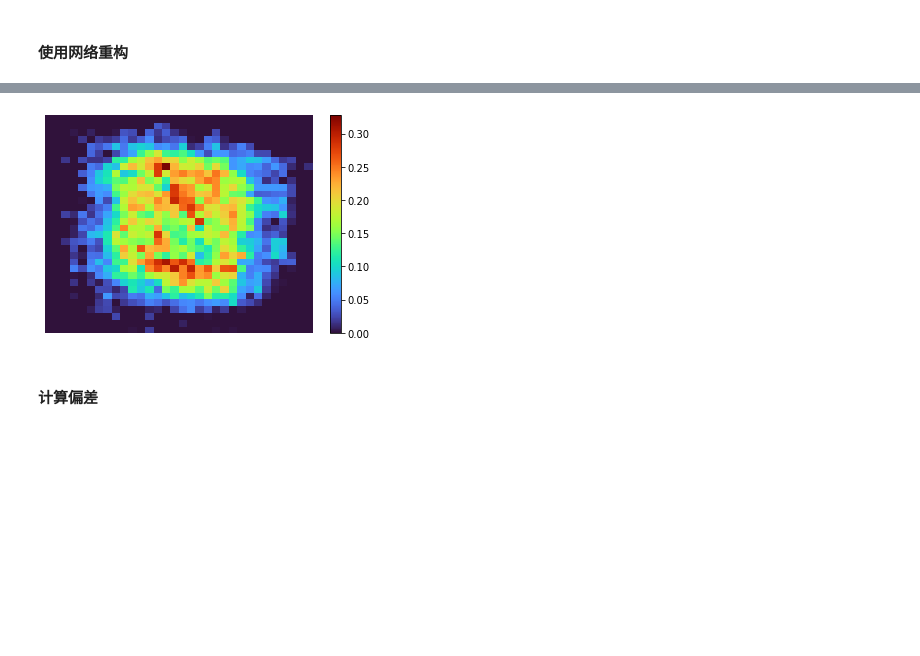
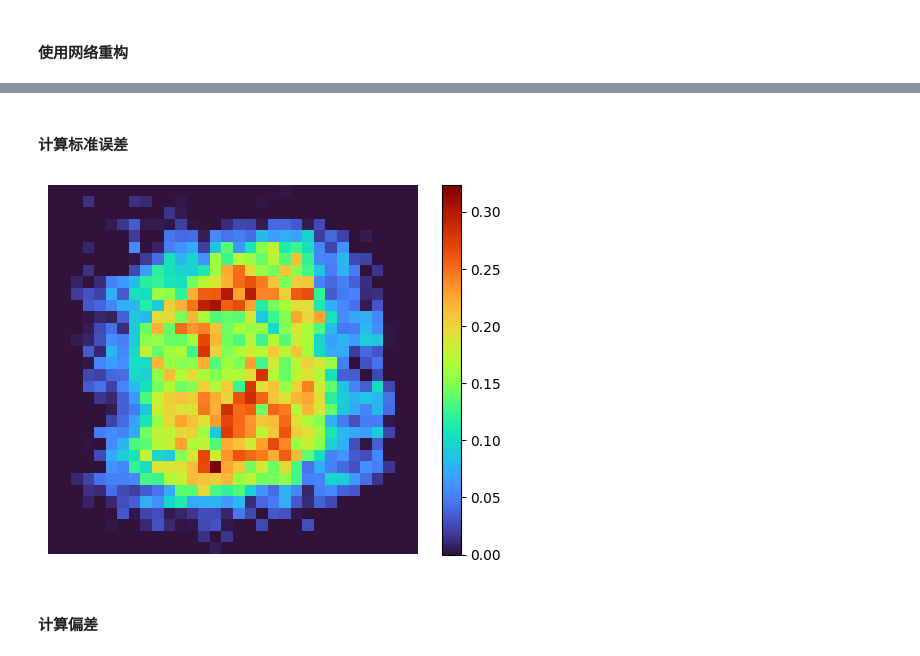
Before and after one commit to Triumphal/DLGI_pytorch, a Jupyter notebook: bootstrap_net.ipynb, the cells around one changed output, grey strips where cells are left out. Cells and saved outputs as stored; diff of their text form; code cells hidden in the pictures; blank space fills up the shorter version.

```diff
--- a/bootstrap_net.ipynb
+++ b/bootstrap_net.ipynb
@@ -54,8 +53,8 @@ def recon_image(net,X):
 
 def recon_image_mask(net,X):
     shape = X.shape
-    # mask = torch.Tensor(np.random.randint(2,size=(8,8)))
-    mask = torch.Tensor(np.ones((8,8)))
+    mask = torch.Tensor(np.random.randint(2,size=(8,8)))
+    # mask = torch.Tensor(np.ones((8,8)))
     # mask[0,0]=1
     X_new = torch.Tensor(X*mask.unsqueeze(0))
     mean_new,sigma_new = torch.mean(X_new),torch.sqrt(torch.sum(torch.square(X_new - torch.mean(X_new)))/64)
@@ -85,19 +77,24 @@ ax.imshow(y_new_hat[0,0,:,:].detach().numpy(),'gray');ax.axis('off')
 # %%
 ## 存储生成的数据
-y = torch.zeros((1000,1,32,32))
+# y = torch.zeros((1000,1,32,32))
+y = []
 for i in range(1000):
-    # if i%100 == 0:
-    #     print(i)
-    y[i,:,:,:] = recon_image_mask(net,X)
+    temp = recon_image_mask(net,X)[0,0].detach().numpy()
+    y.append(temp)
+    # y[i,:,:,:] = recon_image_mask(net,X)
+yy = np.array(y)/255
+# %% [markdown]
+#### 计算标准误差
 # %%
-yy = y.squeeze(dim=1)/255
-yy_std = yy.std(dim=0).detach().numpy()
+
+yy_std = np.std(yy,axis=0)
 plt.figure();plt.axis('off')
-plt.pcolor(yy_std,cmap='turbo')
+plt.imshow(yy_std,cmap='turbo') # 显示的图和矩阵一致，使用pcolor图像会倒置
 plt.colorbar()
-plt.savefig('./image/'+str(j)+'_se.eps')
+plt.savefig('./image/se/'+str(j)+'_se.jpg')
+# plt.savefig('./image/'+str(j)+'_se.eps')
 # %% [output]
-[figure, old version]
+[figure, new version]
 # %% [markdown]
 #### 计算偏差
 # %%
```
Also changed, not shown: parts of 5 cells of this notebook, 3 other files.
